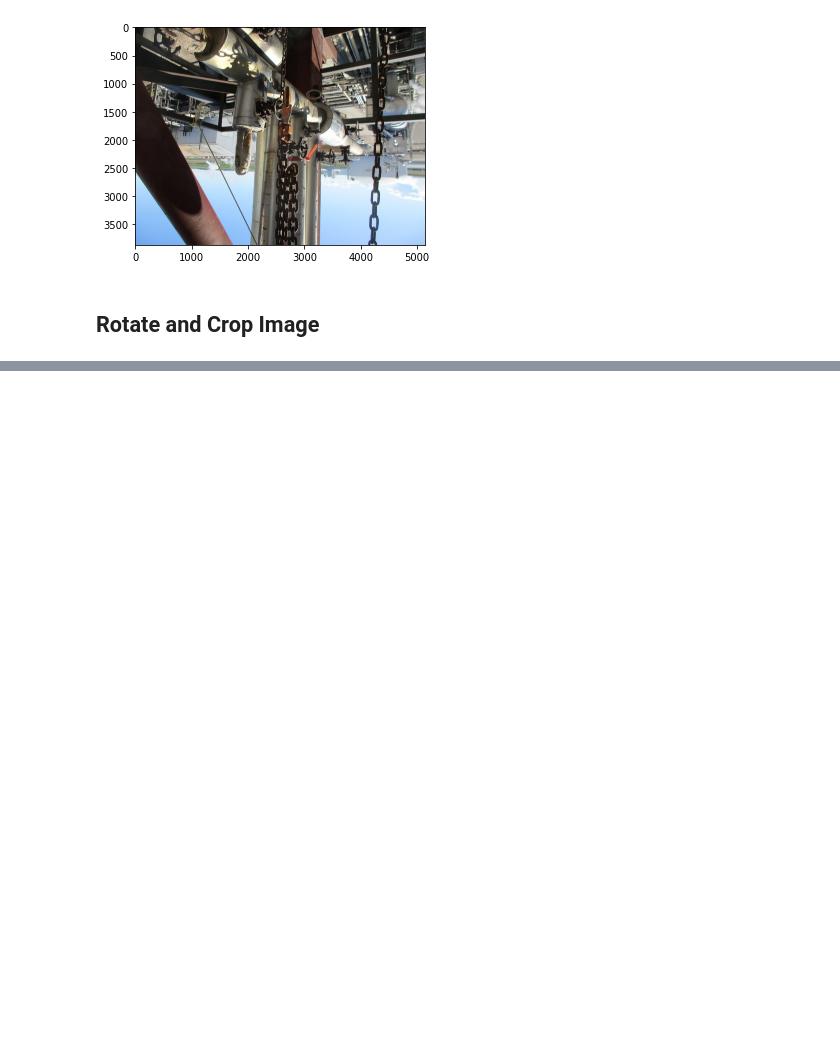
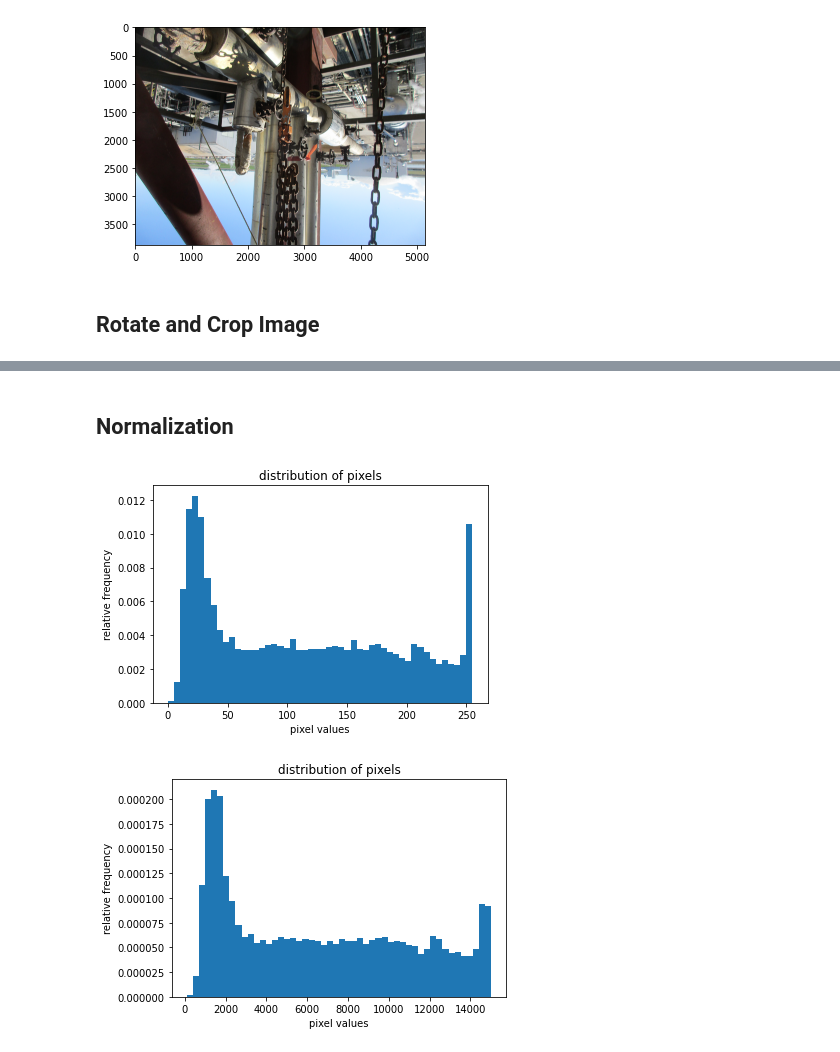
Before and after one commit to crmckay55/PyTorch-Valve-v1, a Jupyter notebook: src/image_processing/image_manipulation_test.ipynb, the cells around one changed output, grey strips where cells are left out. Drawn from its saved outputs; the diff is of its cells as text; code cells hidden in the pictures; blank space fills up the shorter version.

Commit message:
updated normalization

```diff
--- a/src/image_processing/image_manipulation_test.ipynb
+++ b/src/image_processing/image_manipulation_test.ipynb
@@ -29,7 +29,7 @@ def show_image(img: Image):
 # %% [markdown]
 ## Load and Show Original Image
 # %%
-original_image = Image.open('F:/Python Projects/PyTorch-Valve-v1/test_data/IMG_1914.JPG')
+original_image = Image.open('F:/Python Projects/PyTorch-Valve-v1/model_pictures/originals_untagged/IMG_1914.JPG')
 show_image(original_image)
 # %% [output]
 [figure]
@@ -127,0 +128,25 @@ Inscribed Rectangle Width and Height:  3308.2483155895015 2481.1862366921264
+# %% [markdown]
+## Normalization
+# %%
+mean = 255 * np.array([0.485, 0.456, 0.406])
+std = 255 * np.array([0.229, 0.224, 0.225])
+image = np.array(original_image)
+
+plt.hist(np.array(image).ravel(), bins=50, density=True);
+plt.xlabel("pixel values")
+plt.ylabel("relative frequency")
+plt.title("distribution of pixels");
+plt.show()
+
+image = image.astype('float64')
+
+image = std * image + mean
+
+plt.hist(np.array(image).ravel(), bins=50, density=True);
+plt.xlabel("pixel values")
+plt.ylabel("relative frequency")
+plt.title("distribution of pixels");
+plt.show()
+# %% [output]
+[figure, added]
+[figure, added]
```
Also changed, not shown: parts of 3 cells of this notebook, 4 other files.
